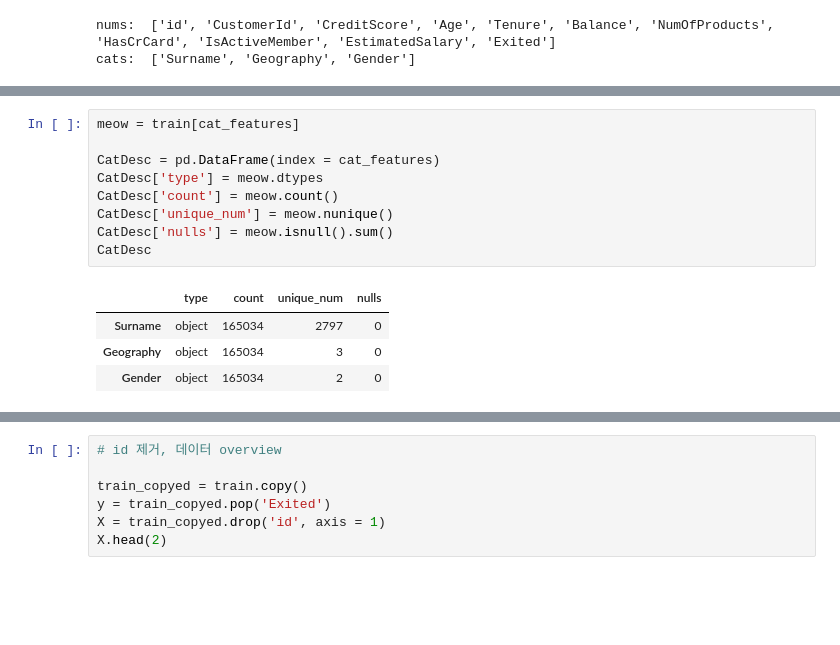
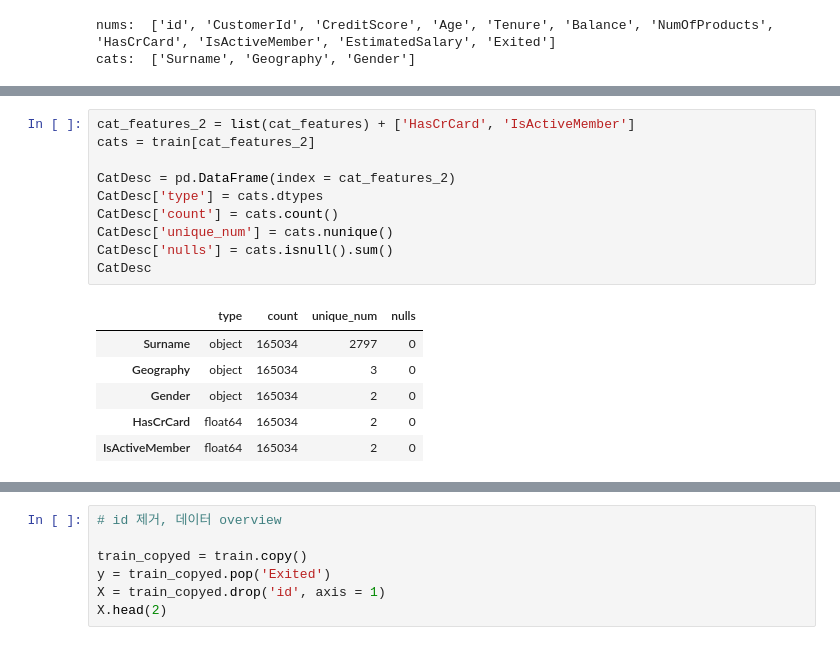
Before and after one commit to shs1018/iM_DiGital_Banker_academy, a Jupyter notebook: projects/iMBank_pj2/Visualization.ipynb, the cells around one changed output, grey strips where cells are left out. Drawn from its saved outputs; the diff is of its cells as text; blank space fills up the shorter version.

```diff
--- a/projects/iMBank_pj2/Visualization.ipynb
+++ b/projects/iMBank_pj2/Visualization.ipynb
@@ -43,14 +204,17 @@ cats:  ['Surname', 'Geography', 'Gender']
 # %%
-meow = train[cat_features]
+cat_features_2 = list(cat_features) + ['HasCrCard', 'IsActiveMember']
+cats = train[cat_features_2]
 
-CatDesc = pd.DataFrame(index = cat_features)
-CatDesc['type'] = meow.dtypes
-CatDesc['count'] = meow.count()
-CatDesc['unique_num'] = meow.nunique()
-CatDesc['nulls'] = meow.isnull().sum()
+CatDesc = pd.DataFrame(index = cat_features_2)
+CatDesc['type'] = cats.dtypes
+CatDesc['count'] = cats.count()
+CatDesc['unique_num'] = cats.nunique()
+CatDesc['nulls'] = cats.isnull().sum()
 CatDesc
 # %% [output]
 |  | type | count | unique_num | nulls |
 | Surname | object | 165034 | 2797 | 0 |
 | Geography | object | 165034 | 3 | 0 |
 | Gender | object | 165034 | 2 | 0 |
+| HasCrCard | float64 | 165034 | 2 | 0 |
+| IsActiveMember | float64 | 165034 | 2 | 0 |
```
Also changed, not shown: parts of 19 cells of this notebook, 8 other files.
